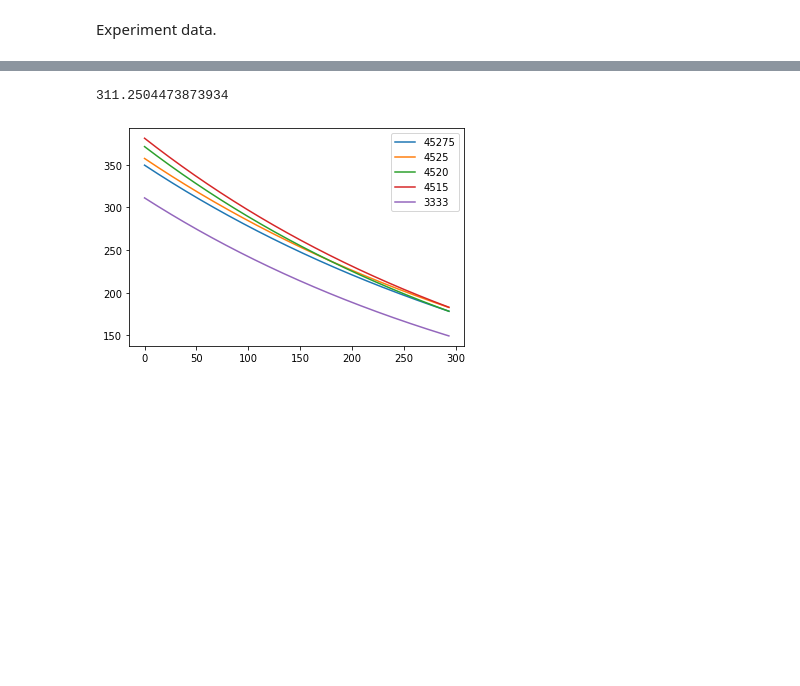
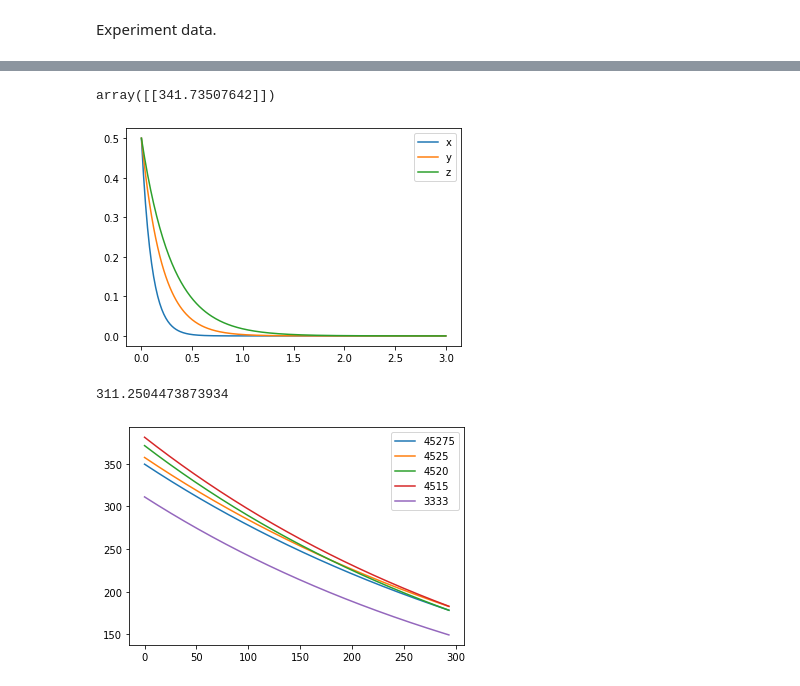
Before and after one commit to wzetto/MATools, a Jupyter notebook: Models/Toda_Caraballo_sss/crss_calc.ipynb, the cells around one changed output, grey strips where cells are left out. Cells and saved outputs as stored; diff of their text form; code cells hidden in the pictures; blank space fills up the shorter version.

```diff
--- a/Models/Toda_Caraballo_sss/crss_calc.ipynb
+++ b/Models/Toda_Caraballo_sss/crss_calc.ipynb
@@ -280 +349,22 @@ plt.show()
+# %%
+tc_4515.lattice_param()*1e12
+# %% [output]
+array([[341.73507642]])
+# %%
+t = np.linspace(0, 3, 300)
+def exp_(t, a, b):
+    return a*np.exp(-1/b*t)
+
+x_list = exp_(t, 0.5, 0.1)
+y_list = exp_(t, 0.5, 0.2)
+z_list = exp_(t, 0.5, 0.3)
+
+plt.plot(t, x_list, label='x')
+plt.plot(t, y_list, label='y')
+plt.plot(t, z_list, label='z')
+
+plt.legend()
+plt.show()
+# %% [output]
+[figure, added]
 # %%
```
Also changed, not shown: parts of 6 cells of this notebook, 5 other files.
